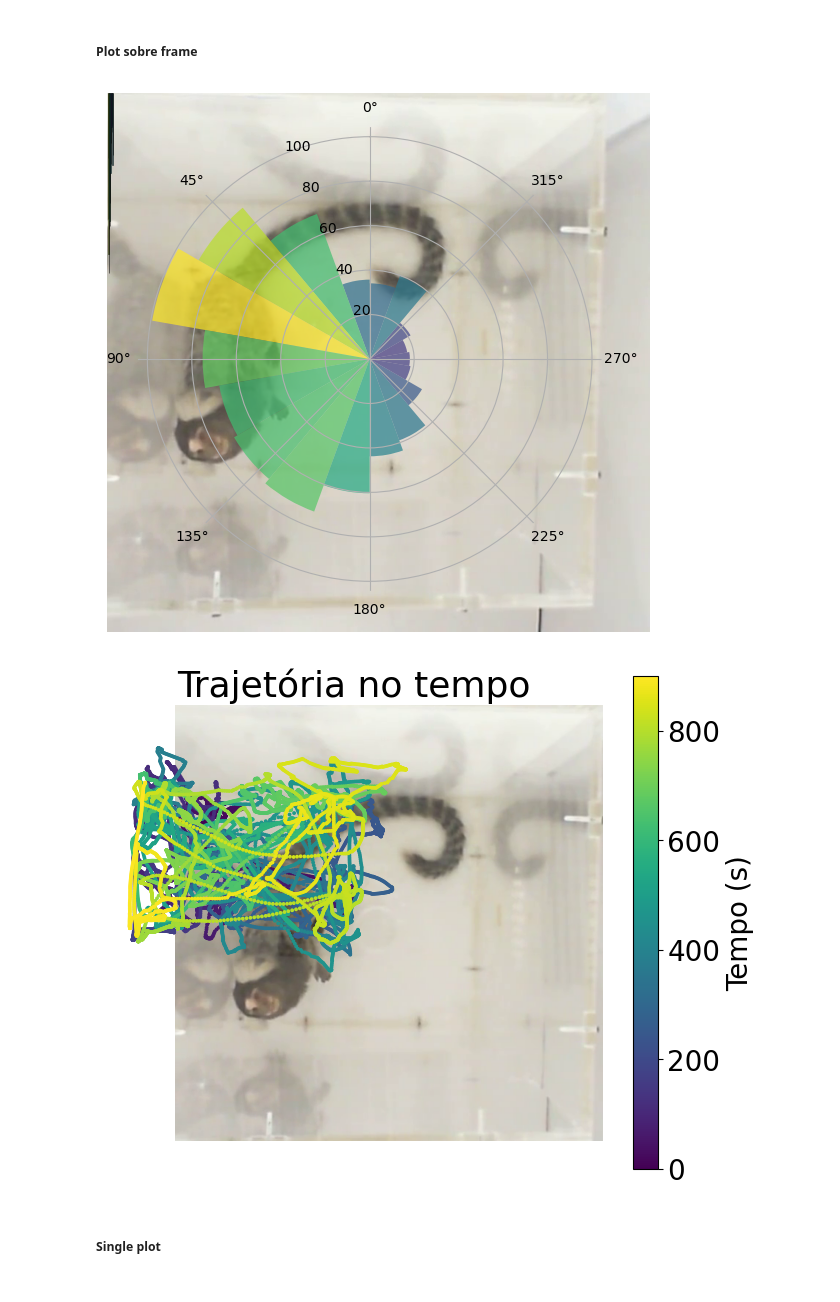
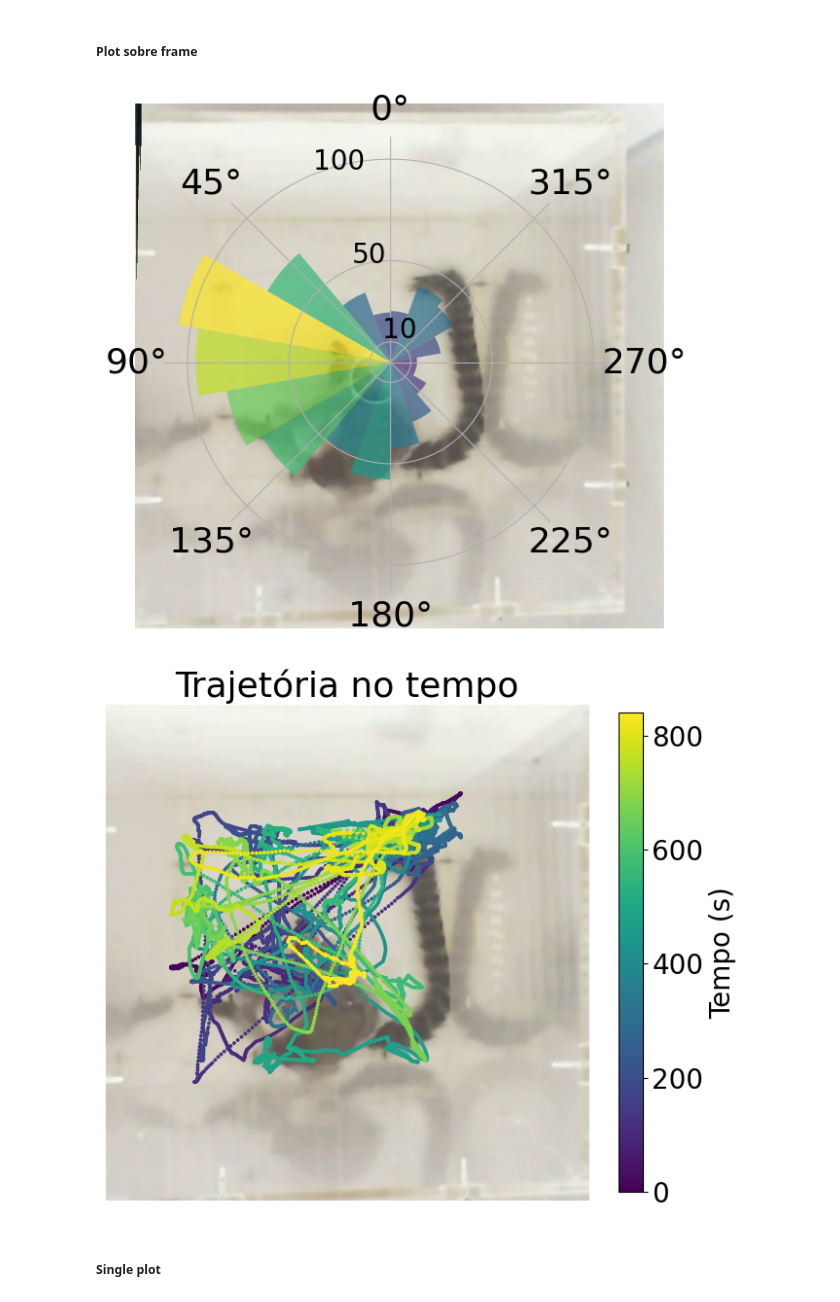
Before and after one commit to gabirochac/marmotrack, a Jupyter notebook: low_level_functions/tracking.ipynb, the cells around one changed output. Saved outputs shown, nothing was run; the diff lists cells and outputs as text; code cells hidden in the pictures.

```diff
--- a/low_level_functions/tracking.ipynb
+++ b/low_level_functions/tracking.ipynb
@@ -20,13 +20,13 @@ from datetime import datetime
 # %% [markdown]
 ### Creating datapaths
 # %%
-path= r"G:\Meu Drive\Meu projeto\csv_analise\top\neutro\Fiona_Obj.Neutro(lata)_11_06_25DLC_Resnet50_top_viewMay29shuffle1_snapshot_110.csv"
+path= r"G:\Meu Drive\Meu projeto\csv_analise\top\neutro\Fiona_d17_teste_door(object2)_1DLC_Resnet50_top_viewMay29shuffle1_snapshot_110.csv"
 df = pd.read_csv(path, header=[1, 2])
 
-video_path = r"G:\Meu Drive\Meu projeto\csv_analise\top\neutro\Fiona_Obj.Neutro(lata)_11_06_25_1.mp4"
+video_path = r"G:\Meu Drive\Meu projeto\csv_analise\top\neutro\Fiona_d17_teste_door(object2)_1.mp4"
 cap = cv2.VideoCapture(video_path)
 
-stim_timestamps = r"G:\Meu Drive\Meu projeto\csv_analise\top\neutro\Fiona_Obj.Neutro(lata)_11_06_25_stim_ON_OFF_timestamps.xls - Fiona_Obj.Neutro(lata)_11_06_25_stim_ON_OFF_timestamps.xls.csv"
+stim_timestamps = r"G:\Meu Drive\Meu projeto\csv_analise\top\neutro\Fiona_d17_teste_door(object2)_stim_ON_OFF_timestamps.csv"
 stim_df = pd.read_csv(stim_timestamps, header=[0])
 # %% [markdown]
 ### Dataframe segmentation
@@ -93,7 +93,7 @@ cap.set(cv2.CAP_PROP_POS_FRAMES, chosenFrameIdx)
 res, chosenFrame = cap.read()
 
 original_height, original_width, _ = chosenFrame.shape
-display_max_width = 700
+display_max_width = 600
 ratio = display_max_width / original_width
 display_height = int(original_height * ratio)
 
@@ -219,12 +219,12 @@ head_y = head_y_cm[mask_combined]
 nose_x = nose_x_cm[mask_combined]
 nose_y = nose_y_cm[mask_combined]
 
-body_x = pd.Series(body_x).rolling(window=59, min_periods=1, center=True).mean().values
-body_y = pd.Series(body_y).rolling(window=59, min_periods=1, center=True).mean().values
-head_x = pd.Series(head_x).rolling(window=59, min_periods=1, center=True).mean().values
-head_y = pd.Series(head_y).rolling(window=59, min_periods=1, center=True).mean().values
-nose_x = pd.Series(nose_x).rolling(window=59, min_periods=1, center=True).mean().values
-nose_y = pd.Series(nose_y).rolling(window=59, min_periods=1, center=True).mean().values
+body_x = pd.Series(body_x).rolling(window=15, min_periods=1, center=True).mean().values
+body_y = pd.Series(body_y).rolling(window=15, min_periods=1, center=True).mean().values
+head_x = pd.Series(head_x).rolling(window=15, min_periods=1, center=True).mean().values
+head_y = pd.Series(head_y).rolling(window=15, min_periods=1, center=True).mean().values
+nose_x = pd.Series(nose_x).rolling(window=15, min_periods=1, center=True).mean().values
+nose_y = pd.Series(nose_y).rolling(window=15, min_periods=1, center=True).mean().values
 # %% [markdown]
 ### Polar plot config
 # %%
@@ -347,34 +370,50 @@ center_y = int(original_height // 2)
 
 # Definir raio máximo para o plot polar (em pixels)
 max_radius = min(original_width, original_height) // 3
 
 # Normalizar radii para caber no raio máximo
 radii_norm = radii / np.max(radii) * max_radius
 
 # Plotar barras polares sobre a imagem
 for th, r, c in zip(theta, radii_norm, colors):
     ax.bar(
         th, r, width=width, bottom=0.0,
         color=c, alpha=0.7,
         edgecolor='k',
         linewidth=0.5
     )
 
 # Ajustar o plot polar para o centro da imagem
 polar_ax = fig.add_axes([0, 0, 1, 1], polar=True, frameon=False)
 polar_ax.set_position([
     (center_x - max_radius) / original_width,
     (center_y - max_radius) / original_height,
     2 * max_radius / original_width,
     2 * max_radius / original_height
 ])
 polar_ax.bar(theta, radii, width=width, bottom=0.0, color=colors, alpha=0.7)
 polar_ax.set_theta_zero_location('N')
 polar_ax.set_theta_direction(1)
 
+
+# --- AJUSTE DO TAMANHO DAS FONTES ---
+
+# 1. Ajustar a fonte dos rótulos angulares (0°, 90°, etc.)
+# Usamos 'tick_params' para controlar a aparência dos 'ticks'
+polar_ax.tick_params(axis='x', labelsize=26, pad=10) # 'pad' aumenta a distância do rótulo ao gráfico
+
+# 2. Ajustar a fonte dos rótulos radiais (os números nos raios)
+# Primeiro, definimos as posições dos ticks radiais
+
+polar_ax.set_rticks([10, 50, 100]) # Ex: ticks exatamente nesses valores
+
+
+# Em seguida, ajustamos a fonte desses rótulos
+polar_ax.tick_params(axis='y', labelsize=20)
+
 plt.show()
 # %% [output]
-[figure, old version]
+[figure, new version]
 # %%
 cap.set(cv2.CAP_PROP_POS_FRAMES, chosenFrameIdx)
 success, frame = cap.read()
@@ -406,7 +445,7 @@ ax.axis('off')
 
 plt.show()
 # %% [output]
-[figure, old version]
+[figure, new version]
 # %% [markdown]
 ##### Single plot
 # %%
```
Also changed, not shown: parts of 16 cells of this notebook, 25 other files.
